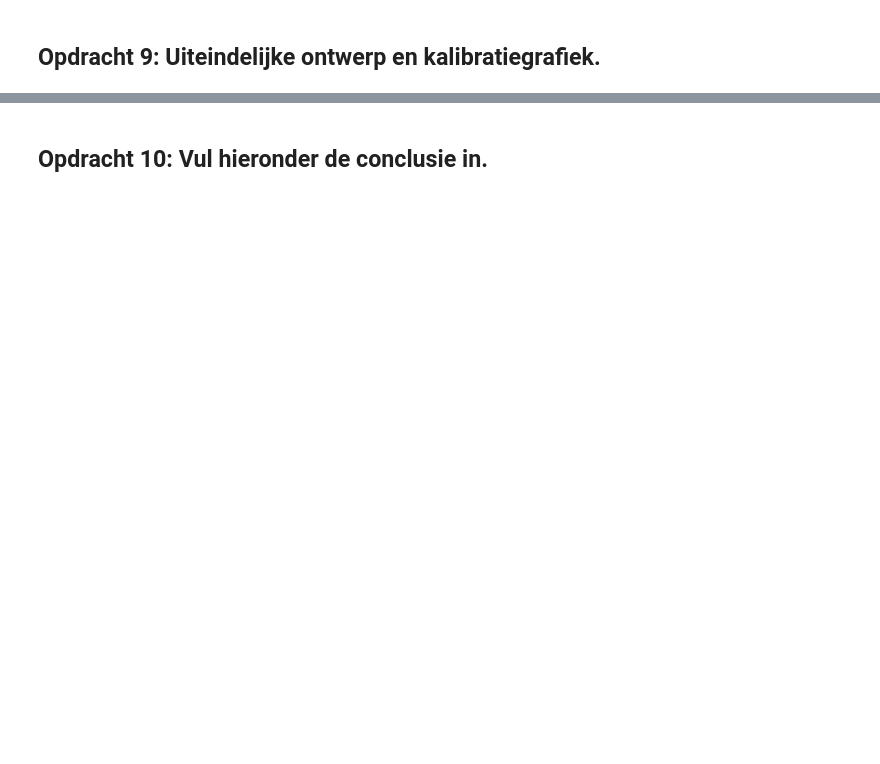
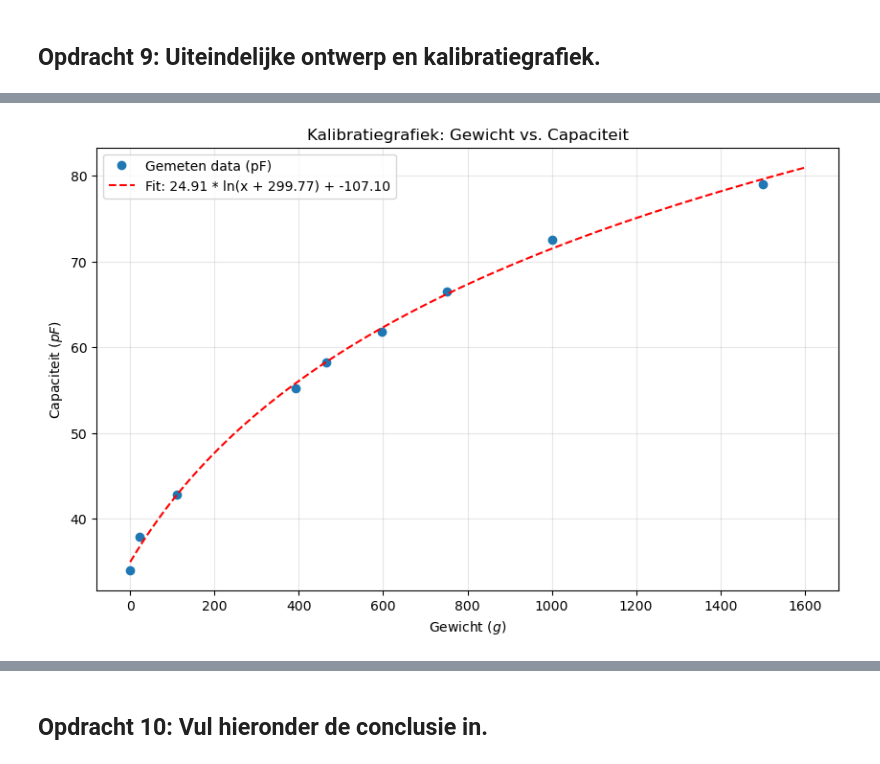
Before and after one commit to WouterAlejandro/opdrachten-DEF-D, a Jupyter notebook: FysiekeOntwerpopdrachten/2OntwerpEenSensorCondensator/DEFOntwerpopdracht2OntwerpEenSensorInvulTemplate.ipynb, the cells around one changed output, grey strips where cells are left out. Drawn from its saved outputs; the diff is of its cells as text; code cells hidden in the pictures; blank space fills up the shorter version.

```diff
--- a/FysiekeOntwerpopdrachten/2OntwerpEenSensorCondensator/DEFOntwerpopdracht2OntwerpEenSensorInvulTemplate.ipynb
+++ b/FysiekeOntwerpopdrachten/2OntwerpEenSensorCondensator/DEFOntwerpopdracht2OntwerpEenSensorInvulTemplate.ipynb
@@ -110,0 +365,81 @@ Onze sensor kan nog verbetered worden door de volgende verbeteringen (minimaal 2
+# %%
+
+from scipy.optimize import curve_fit
+
+# Data invoeren
+capaciteit_metingen = np.array([34, 55.2, 37.9, 42.8, 66.5, 61.8, 58.2, 72.5, 79])
+gewicht_metingen = np.array([0, 393, 22.2, 111, 750, 596, 465, 1000, 1500])
+
+# Sorteren van de data op gewicht (belangrijk voor een strakke lijn)
+indices = np.argsort(gewicht_metingen)
+x_data = gewicht_metingen[indices]
+y_data = capaciteit_metingen[indices]
+
+# De fit functie
+def log_functie(x, a, b, c):
+    return a * np.log(x + b) + c
+
+# we schatten startwaarden:
+# b moet groter zijn dan 0 om log(0) te voorkomen bij x=0
+p0 = [10, 10, 30]
+
+# Uitvoeren van de fit
+popt, pcov = curve_fit(log_functie, x_data, y_data, p0=p0)
+
+
+# Plotten
+fit_gewicht = np.linspace(0, 1600, 100)
+plt.figure(figsize=(10, 6))
+
+plt.plot(x_data, y_data, 'o', label='Gemeten data (pF)')
+plt.plot(fit_gewicht, log_functie(fit_gewicht, *popt), 'r--',
+         label=f'Fit: {popt[0]:.2f} * ln(x + {popt[1]:.2f}) + {popt[2]:.2f}')
+
+plt.xlabel('Gewicht ($g$)')
+plt.ylabel('Capaciteit ($pF$)')
+plt.title('Kalibratiegrafiek: Gewicht vs. Capaciteit')
+plt.legend()
+plt.grid(True, alpha=0.3)
+plt.show()
+import math
+import matplotlib.pyplot as plt
+import numpy as np
+
+# Constanten
+EPSILON_0 = 8.854187e-12
+EPS_SPONS = 15      # Relatieve permittiviteit van de spons
+A = 0.01            # Oppervlakte (10x10 cm)
+
+# Bereik van de dikte (in meters)
+D_START = 0.04    # 37.5 mm
+D_EIND = 0.03     # 27.5 mm (dus 1 cm ingedrukt)
+
+def bereken_C(d):
+    """Berekent de capaciteit voor een specifieke afstand d"""
+    C = (EPS_SPONS * EPSILON_0 * A) / d
+    return C * 1e12  # Omgezet naar pF
+
+# Maak een reeks afstanden aan van start naar eind
+diktes = np.linspace(D_START, D_EIND, 100)
+capaciteiten = [bereken_C(d) for d in diktes]
+
+# --- PLOTTEN ---
+plt.figure(figsize=(8, 5))
+plt.plot(diktes * 1000, capaciteiten, color='blue', linewidth=2) # x-as in mm
+
+plt.title("Capaciteit vs. Dikte (Traject: 1 cm indrukking)")
+plt.xlabel("Dikte van de spons (d) in mm")
+plt.ylabel("Capaciteit (C) in pF")
+plt.grid(True, alpha=0.3)
+
+# Omdat we indrukken, is het logisch om de x-as van groot naar klein te zien
+plt.gca().invert_xaxis()
+
+plt.show()
+
+# Print de begin- en eindwaarde voor je verslag
+print(f"Capaciteit bij {D_START*1000:.2f} mm: {bereken_C(D_START):.2f} pF")
+print(f"Capaciteit bij {D_EIND*1000:.2f} mm: {bereken_C(D_EIND):.2f} pF")
+print(min(capaciteiten), max(capaciteiten))
+# %% [output]
+[figure, added]
```
Also changed, not shown: parts of 30 cells of this notebook, 14 other files.
